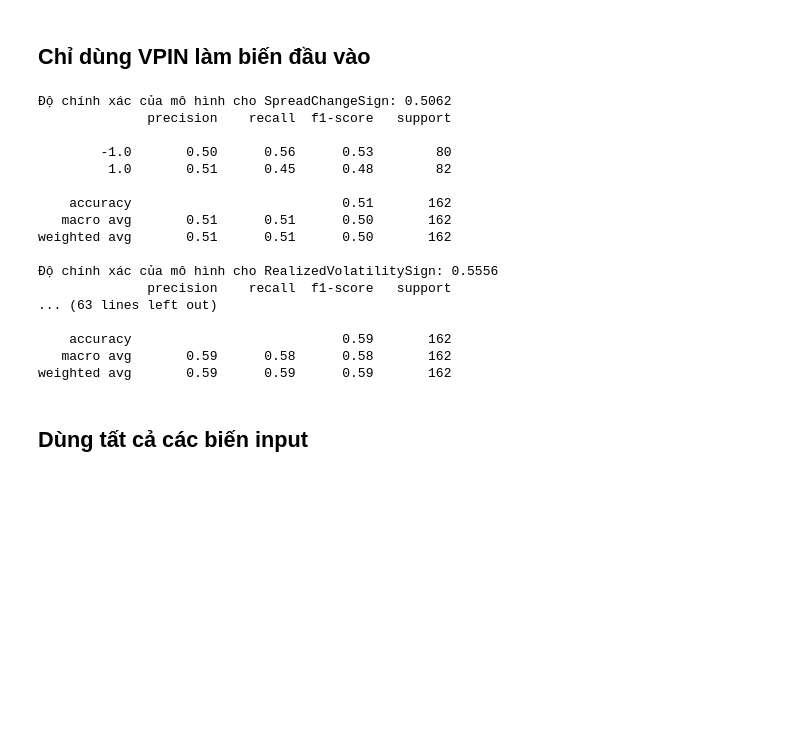
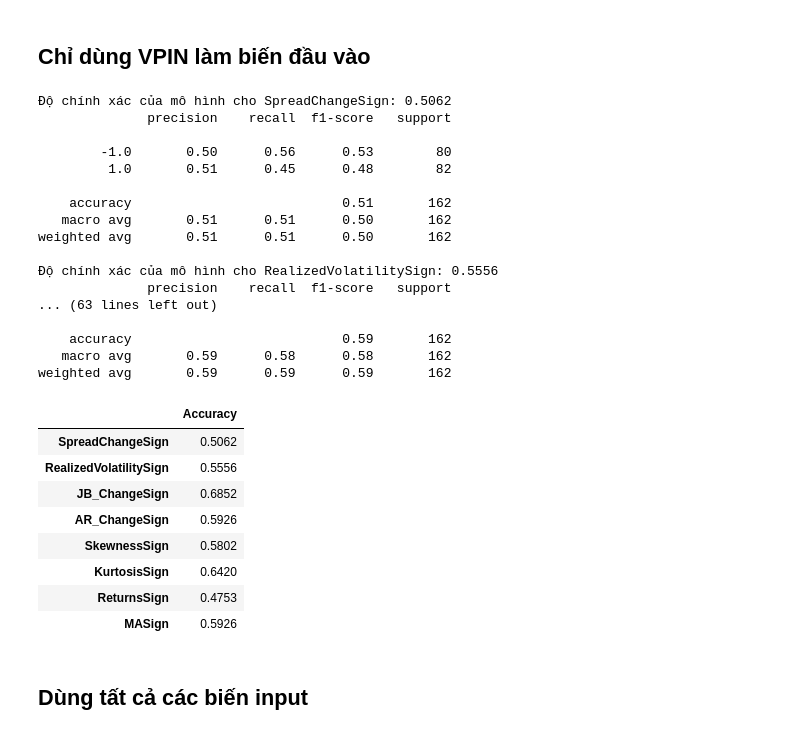
Before and after one commit to HoaPham119/thesis, a Jupyter notebook: code/binance_analysis.ipynb, the cells around one changed output. Drawn from its saved outputs; the diff is of its cells as text; code cells hidden in the pictures; blank space fills up the shorter version.

```diff
--- a/code/binance_analysis.ipynb
+++ b/code/binance_analysis.ipynb
@@ -202,6 +193,8 @@ for col in target_cols:
 # %%
+pvalue_normal_df = pd.DataFrame(index=lst_input, columns=["pvalue"])
 for col in lst_input:
-    print(col)
     stat, p = shapiro(df[col].dropna())
-    print(f'Shapiro-Wilk test: p-value = {p}')
+    # print(f'Shapiro-Wilk test: p-value = {p}')
+    pvalue_normal_df.loc[col, "pvalue"] = p
+pvalue_normal_df
 # %% [output]
@@ -218,3 +206,0 @@ Shapiro-Wilk test: p-value = 2.4060390648917483e-17
-# %%
-stat, p = shapiro(np.log(df['VPIN'].dropna()))
-p
@@ -331,6 +316,7 @@ for col in target_cols:
 ## Chỉ dùng VPIN làm biến đầu vào
 # %%
 train_cols = ["VPIN"]
+acc_df = pd.DataFrame(index=target_cols, columns=["Accuracy"])
 model_info = {}
 for col in list_output:
     X_train = train_data[col][train_cols]
@@ -340,33 +326,44 @@ for col in list_output:
 
     model_info[col] = RandomForestClassifier(n_estimators=1000, random_state=42)
 
     model_info[col].fit(X_train, y_train)
 
     y_pred = model_info[col].predict(X_test)
 
     accuracy = accuracy_score(y_test, y_pred)
     report = classification_report(y_test, y_pred, output_dict=True)
 
     print(f"Độ chính xác của mô hình cho {col}: {accuracy:.4f}")
     print(classification_report(y_test, y_pred))
+    acc_df.loc[col, "Accuracy"] = f"{accuracy:.4f}"
+acc_df
 # %% [output]
 Độ chính xác của mô hình cho SpreadChangeSign: 0.5062
               precision    recall  f1-score   support
 
         -1.0       0.50      0.56      0.53        80
          1.0       0.51      0.45      0.48        82
 
     accuracy                           0.51       162
    macro avg       0.51      0.51      0.50       162
 weighted avg       0.51      0.51      0.50       162
 
 Độ chính xác của mô hình cho RealizedVolatilitySign: 0.5556
               precision    recall  f1-score   support
 ... (63 lines left out)
 
     accuracy                           0.59       162
    macro avg       0.59      0.58      0.58       162
 weighted avg       0.59      0.59      0.59       162
+|  | Accuracy |
+| SpreadChangeSign | 0.5062 |
+| RealizedVolatilitySign | 0.5556 |
+| JB_ChangeSign | 0.6852 |
+| AR_ChangeSign | 0.5926 |
+| SkewnessSign | 0.5802 |
+| KurtosisSign | 0.6420 |
+| ReturnsSign | 0.4753 |
+| MASign | 0.5926 |
 # %% [markdown]
 ## Dùng tất cả các biến input
 # %%
```
Also changed, not shown: parts of 9 cells of this notebook.
